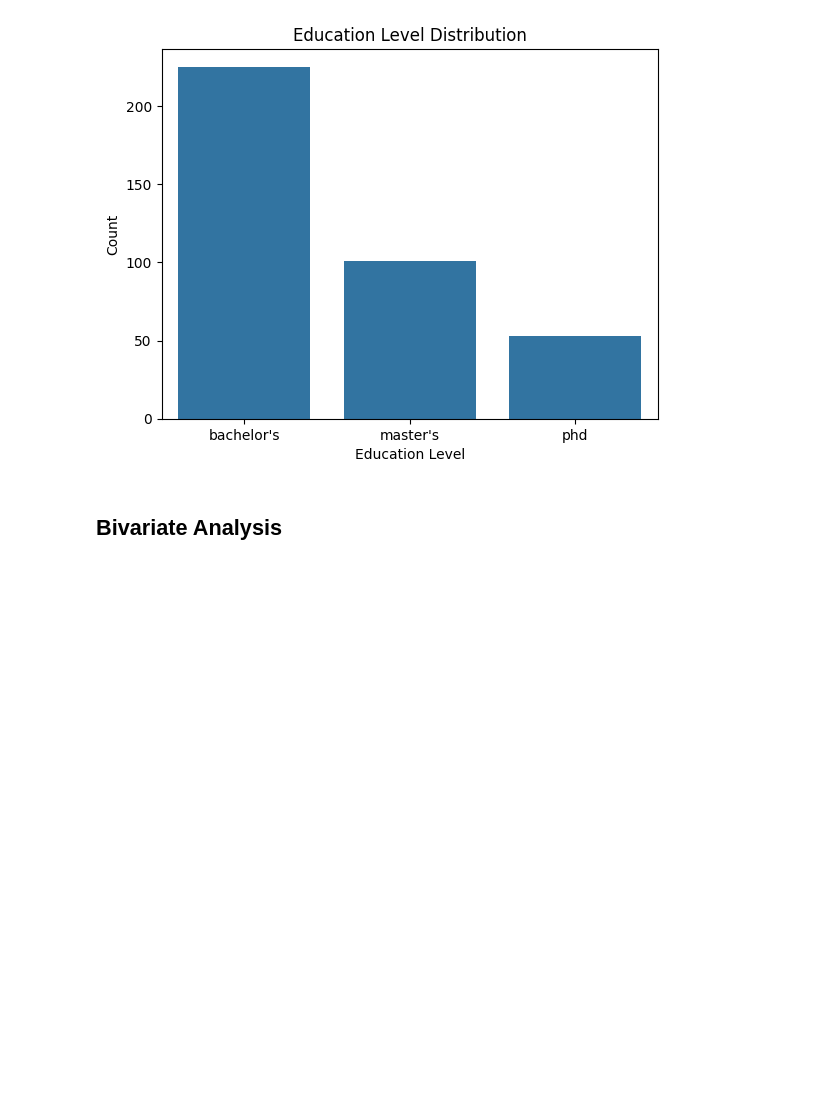
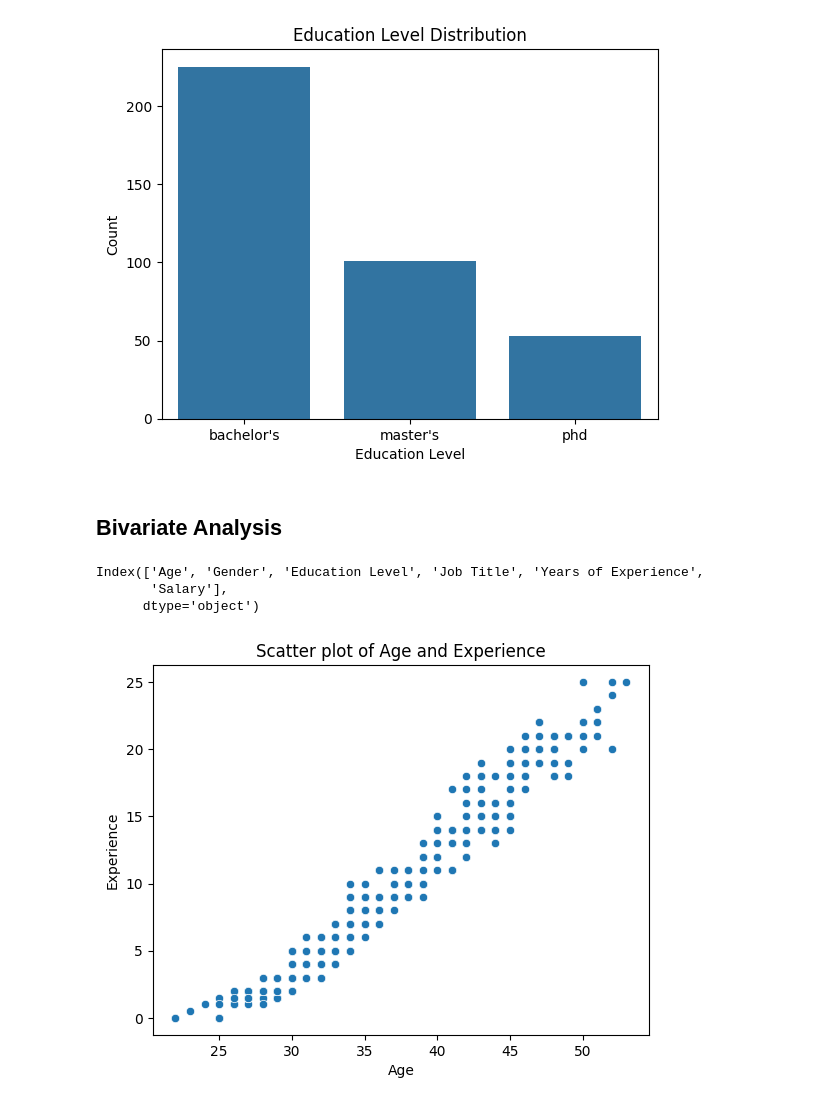
Before and after one commit to aryancodes12/Advance-Machine-Learning, a Jupyter notebook: salary_predictor.ipynb, the cells around one changed output. Saved outputs shown, nothing was run; the diff lists cells and outputs as text; code cells hidden in the pictures; blank space fills up the shorter version.

```diff
--- a/salary_predictor.ipynb
+++ b/salary_predictor.ipynb
@@ -302,3 +302,20 @@ plt.show()
 [figure]
 # %% [markdown]
 ## Bivariate Analysis
+# %%
+#Colums
+data.columns
+# %% [output]
+Index(['Age', 'Gender', 'Education Level', 'Job Title', 'Years of Experience',
+       'Salary'],
+      dtype='object')
+# %%
+#Scatter plot of age and experience
+
+sns.scatterplot(data = data, x = 'Age', y = 'Years of Experience')
+plt.title('Scatter plot of Age and Experience')
+plt.xlabel('Age')
+plt.ylabel('Experience')
+plt.show()
+# %% [output]
+[figure, added]
```
Also changed, not shown: parts of 8 cells of this notebook.
